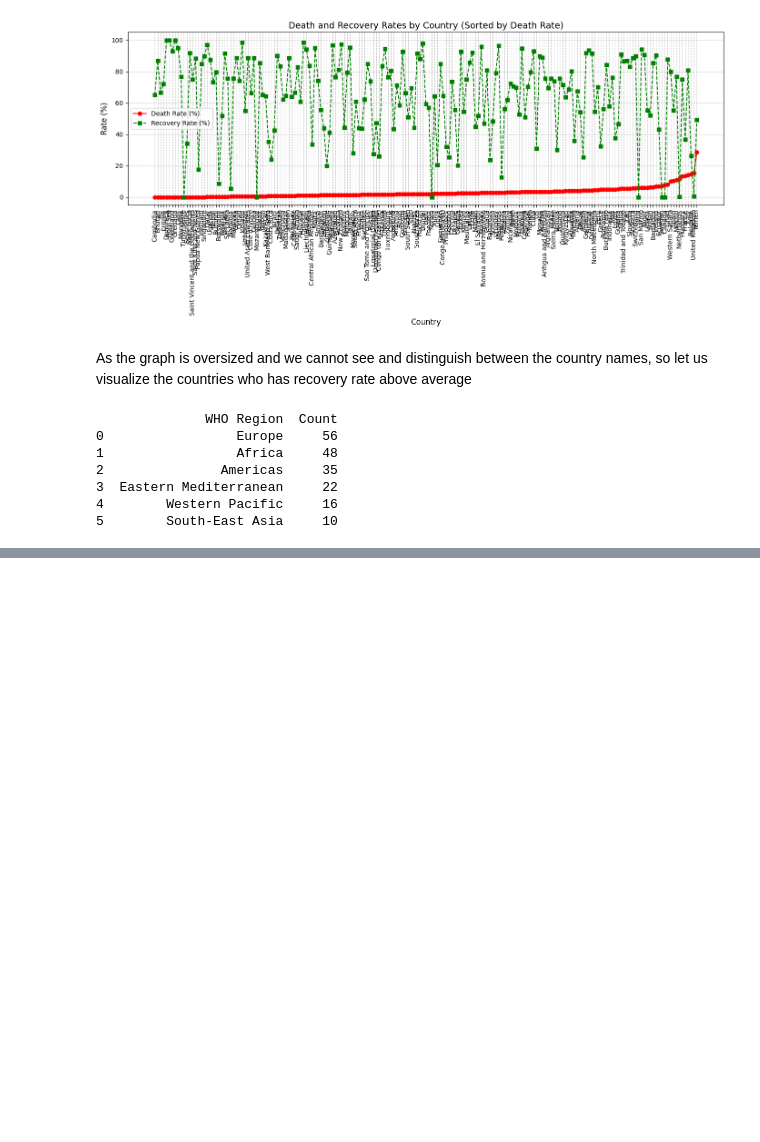
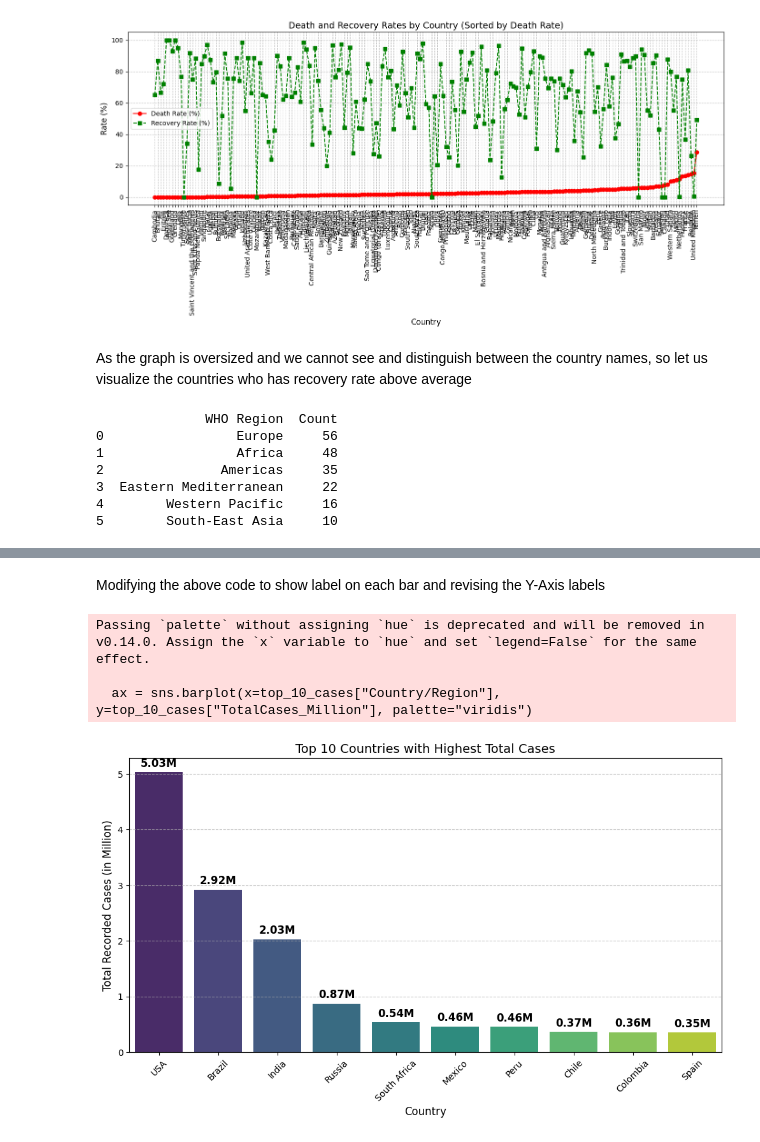
Before and after one commit to sbm014/2025-4516CSQR-COVID, a Jupyter notebook: group_notebook.ipynb, the cells around one changed output, grey strips where cells are left out. Saved outputs shown, nothing was run; the diff lists cells and outputs as text; code cells hidden in the pictures; blank space fills up the shorter version.

```diff
--- a/group_notebook.ipynb
+++ b/group_notebook.ipynb
@@ -388,0 +467,34 @@ Requirement already satisfied: six>=1.5 in c:\users\sbinm\pycharmprojects\covid-
+# %% [markdown]
+Modifying the above code to show label on each bar and revising the Y-Axis labels
+# %%
+# Ensure 'TotalCases' column is numeric
+worldometer_df["TotalCases"] = pd.to_numeric(worldometer_df["TotalCases"], errors="coerce")
+
+# Select top 10 countries with highest total cases
+top_10_cases = worldometer_df.nlargest(10, "TotalCases").copy()
+
+# Convert 'TotalCases' to millions for better readability
+top_10_cases["TotalCases_Million"] = top_10_cases["TotalCases"] / 1_000_000
+
+# Plot the bar chart
+plt.figure(figsize=(12, 6))
+ax = sns.barplot(x=top_10_cases["Country/Region"], y=top_10_cases["TotalCases_Million"], palette="viridis")
+
+# Add labels on each bar
+for index, value in enumerate(top_10_cases["TotalCases_Million"]):
+    plt.text(index, value + 0.1, f"{value:.2f}M", ha='center', fontsize=12, fontweight='bold')
+
+# Formatting the chart
+plt.xlabel("Country", fontsize=12)
+plt.ylabel("Total Recorded Cases (in Million)", fontsize=12)
+plt.title("Top 10 Countries with Highest Total Cases", fontsize=14)
+plt.xticks(rotation=45)
+plt.grid(axis="y", linestyle="--", alpha=0.7)
+
+# Show the plot
+plt.show()
+# %% [output]
+Passing `palette` without assigning `hue` is deprecated and will be removed in v0.14.0. Assign the `x` variable to `hue` and set `legend=False` for the same effect.
+
+  ax = sns.barplot(x=top_10_cases["Country/Region"], y=top_10_cases["TotalCases_Million"], palette="viridis")
+[figure, added]
```
Also changed, not shown: parts of 8 cells of this notebook.
